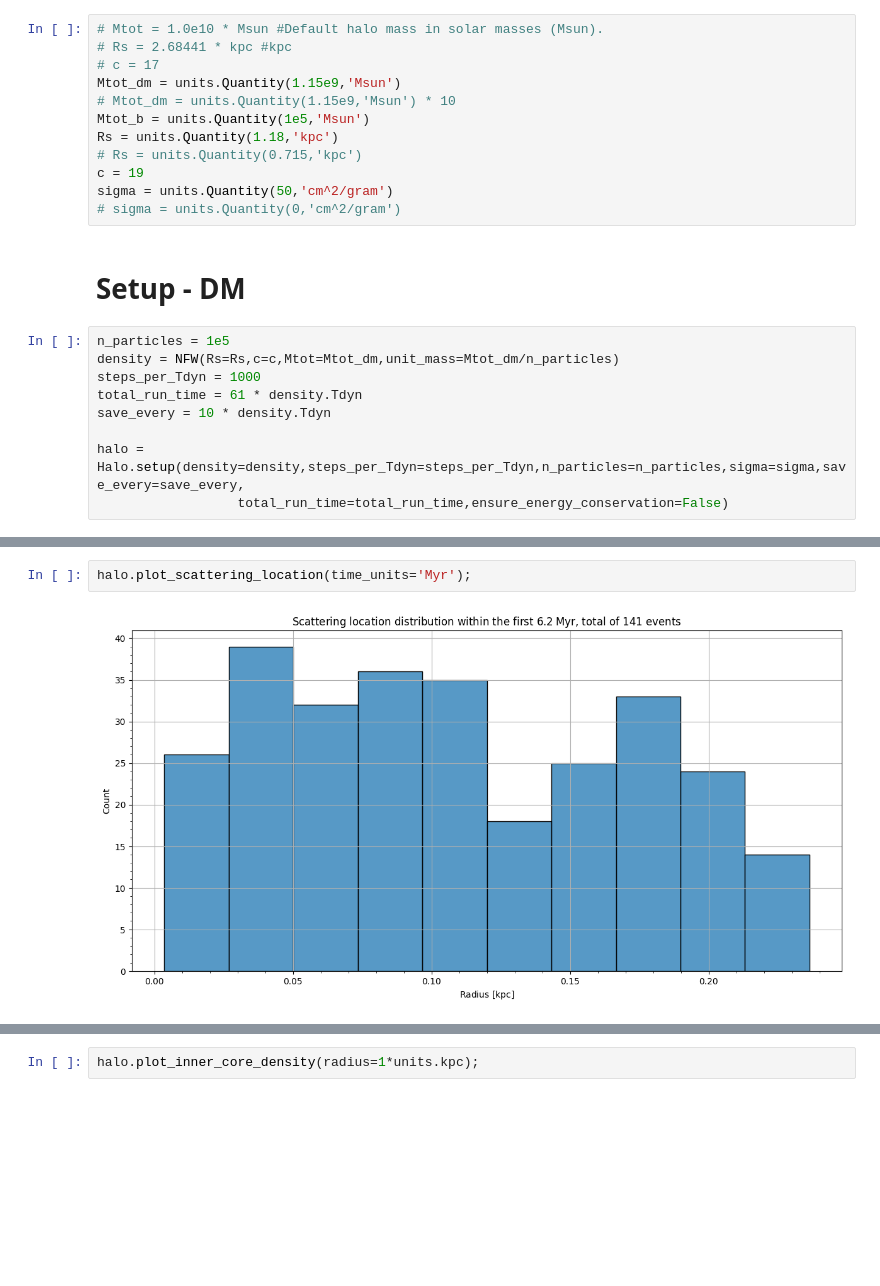
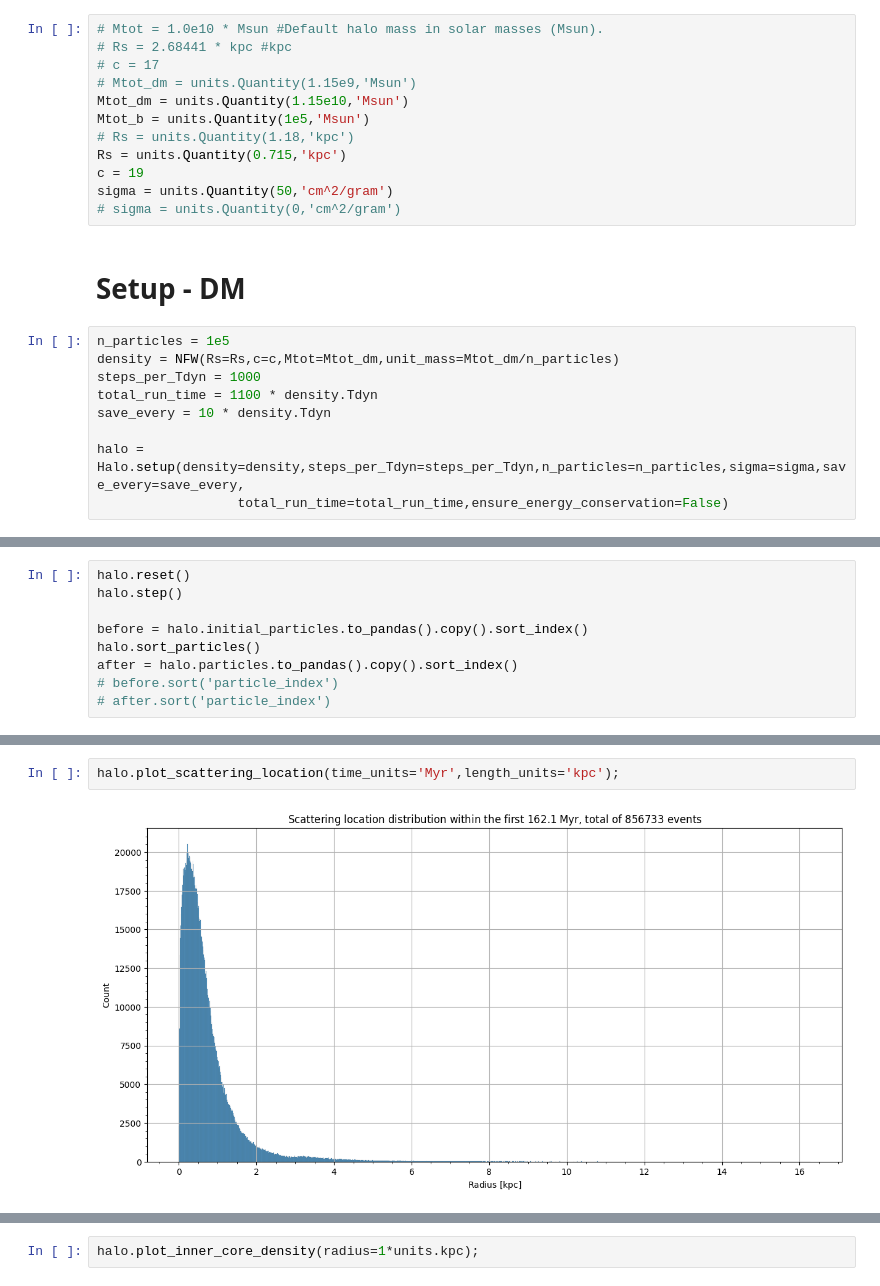
Before and after one commit to Rotem-Barnea/pySIDM, a Jupyter notebook: analysis/run.ipynb, the cells around one changed output, grey strips where cells are left out. Cells and saved outputs as stored; diff of their text form; blank space fills up the shorter version.

```diff
--- a/analysis/run.ipynb
+++ b/analysis/run.ipynb
@@ -23,11 +23,11 @@ from src.background import Mass_Distribution
 # Mtot = 1.0e10 * Msun #Default halo mass in solar masses (Msun).
 # Rs = 2.68441 * kpc #kpc
 # c = 17
-Mtot_dm = units.Quantity(1.15e9,'Msun')
-# Mtot_dm = units.Quantity(1.15e9,'Msun') * 10
+# Mtot_dm = units.Quantity(1.15e9,'Msun')
+Mtot_dm = units.Quantity(1.15e10,'Msun')
 Mtot_b = units.Quantity(1e5,'Msun')
-Rs = units.Quantity(1.18,'kpc')
-# Rs = units.Quantity(0.715,'kpc')
+# Rs = units.Quantity(1.18,'kpc')
+Rs = units.Quantity(0.715,'kpc')
 c = 19
 sigma = units.Quantity(50,'cm^2/gram')
 # sigma = units.Quantity(0,'cm^2/gram')
@@ -37,7 +37,7 @@ sigma = units.Quantity(50,'cm^2/gram')
 n_particles = 1e5
 density = NFW(Rs=Rs,c=c,Mtot=Mtot_dm,unit_mass=Mtot_dm/n_particles)
 steps_per_Tdyn = 1000
-total_run_time = 61 * density.Tdyn
+total_run_time = 1100 * density.Tdyn
 save_every = 10 * density.Tdyn
 
 halo = Halo.setup(density=density,steps_per_Tdyn=steps_per_Tdyn,n_particles=n_particles,sigma=sigma,save_every=save_every,
@@ -46,0 +115,9 @@ halo.evolve(t=61*halo.Tdyn)
+# %%
+halo.reset()
+halo.step()
+
+before = halo.initial_particles.to_pandas().copy().sort_index()
+halo.sort_particles()
+after = halo.particles.to_pandas().copy().sort_index()
+# before.sort('particle_index')
+# after.sort('particle_index')
@@ -47,5 +190,5 @@ halo.evolve(t=61*halo.Tdyn)
 # %%
-halo.plot_scattering_location(time_units='Myr');
+halo.plot_scattering_location(time_units='Myr',length_units='kpc');
 # %% [output]
-[figure, old version]
+[figure, new version]
 # %%
```
Also changed, not shown: parts of 31 cells of this notebook, 4 other files.
